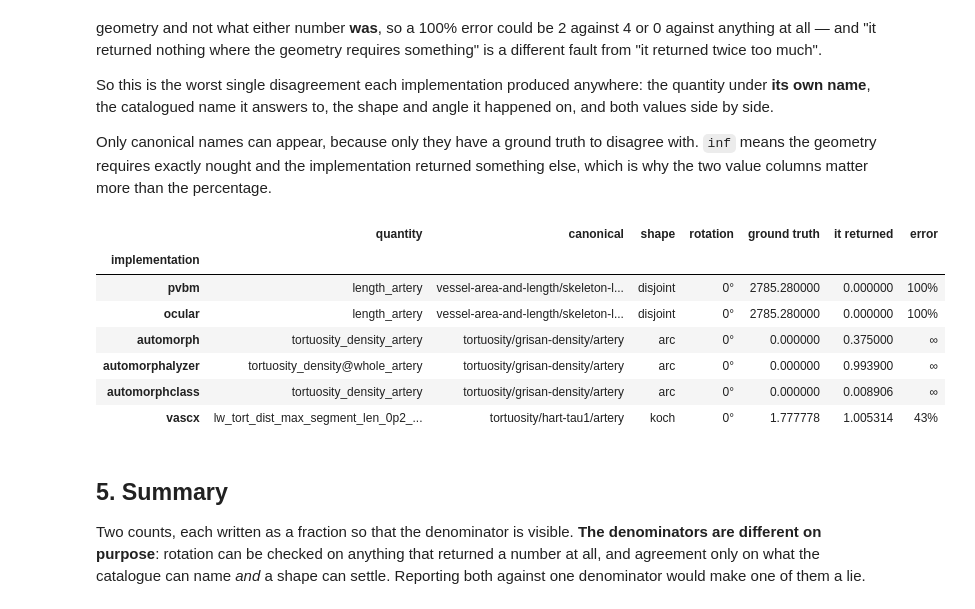
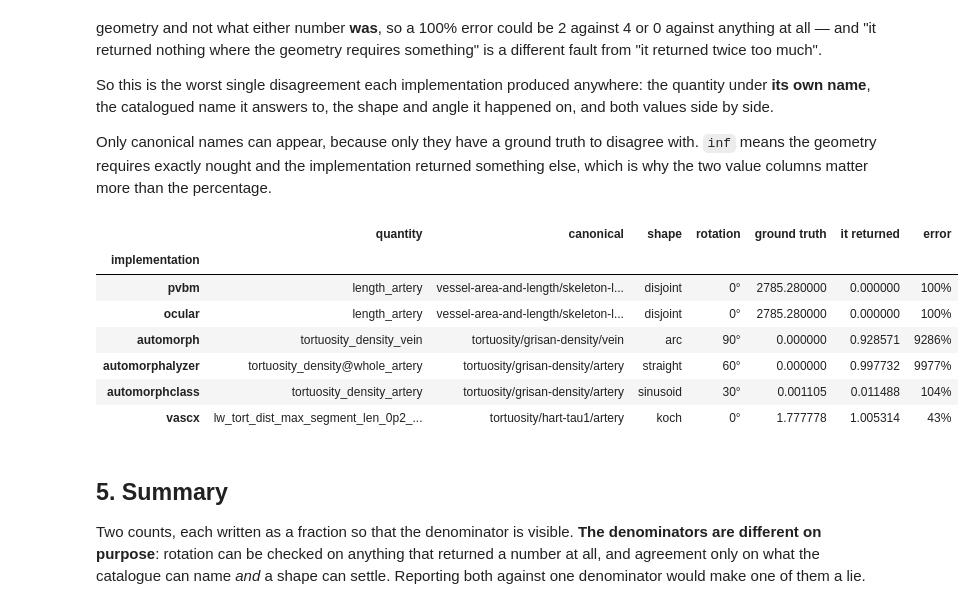
Before and after one commit to staskh/fundus-atlas, a Jupyter notebook: notebooks/biomarker-synthetic.ipynb, the cells around one changed output. Cells and saved outputs as stored; diff of their text form; code cells hidden in the pictures.

```diff
--- a/notebooks/biomarker-synthetic.ipynb
+++ b/notebooks/biomarker-synthetic.ipynb
@@ -141,29 +162,35 @@ print(
 def spread(values: pd.Series) -> float:
     """How far a quantity moved when the same shape was turned, relative to its own size.
 
-    Zero is the interesting edge: several of these quantities are exactly nought on some shapes,
-    and a quantity that stayed at nought is perfectly steady rather than infinitely unsteady.
+    `EPS` twice over: a width under the noise floor is agreement, and the denominator never falls
+    below the floor either — so a quantity hovering around nought cannot report a large percentage
+    for having moved an amount nobody could measure.
     """
     values = values.dropna()
     if len(values) < 2:
         return np.nan
     width = values.max() - values.min()
-    mean = values.mean()
-    if abs(mean) < EPS:
-        return 0.0 if width < EPS else np.inf
-    return width / abs(mean)
+    if width < EPS:
+        return 0.0
+    return width / max(abs(values.mean()), EPS)
 
 
 def error(value: float, truth: float) -> float:
-    """How far one measurement is from what the geometry requires, as a fraction of the truth."""
-    if abs(truth) < EPS:
-        return 0.0 if abs(value) < EPS else np.inf
-    return abs(value - truth) / abs(truth)
+    """How far one measurement is from what the geometry requires, as a fraction of the truth.
+
+    The same two uses of `EPS`. A disagreement smaller than the noise floor is not a disagreement,
+    and a percentage is never taken against a truth smaller than the floor — which is what used to
+    produce an infinity wherever the geometry required exactly nought.
+    """
+    gap = abs(value - truth)
+    if gap < EPS:
+        return 0.0
+    return gap / max(abs(truth), EPS)
 
 
 def as_percent(table: pd.DataFrame) -> pd.DataFrame:
     """A table of fractions, shown as percentages a reader can scan."""
-    return (table * 100).round(1).replace(np.inf, np.inf)
+    return (table * 100).round(1)
 
 
 def over(table: pd.DataFrame, tolerance: float) -> pd.DataFrame:
@@ -500,9 +528,9 @@ def worst_rotation_case(slug: str) -> dict[str, object] | None:
             continue
         width = values["value"].max() - values["value"].min()
         mean = values["value"].mean()
-        if abs(mean) < EPS:
-            continue          # a quantity that stayed at nought is steady, not infinitely unsteady
-        spread = width / abs(mean)
+        if width < EPS:
+            continue          # under the noise floor: not a disagreement worth ranking
+        spread = width / max(abs(mean), EPS)
         if best is None or spread > best["spread"]:
             low = values.loc[values["value"].idxmin()]
             high = values.loc[values["value"].idxmax()]
@@ -672,36 +702,36 @@ why the two value columns matter more than the percentage.
 # %%
 def worst_truth_case(slug: str) -> dict[str, object] | None:
     """The single measurement furthest from what the geometry requires."""
     mine = AGAINST[AGAINST["implementation"] == slug]
     if mine.empty:
         return None
     row = mine.loc[mine["error"].idxmax()]
     return {
         "quantity": row["own"],
         "canonical": row["canonical"],
         "shape": row["shape"],
         "rotation": f"{row['rotation']:.0f}°",
         "ground truth": row["truth"],
         "it returned": row["value"],
-        "error": "∞" if row["error"] == np.inf else f"{100 * row['error']:.0f}%",
+        "error": f"{100 * row['error']:.0f}%",
     }
 
 
 rows = [
     {"implementation": slug, **found}
     for slug in IMPLEMENTATIONS
     if (found := worst_truth_case(slug)) is not None
 ]
 WORST_TRUTH = pd.DataFrame(rows).set_index("implementation")
 WORST_TRUTH[["quantity", "canonical", "shape", "rotation", "ground truth", "it returned", "error"]]
 # %% [output]
 |  | quantity | canonical | shape | rotation | ground truth | it returned | error |
 | implementation |  |  |  |  |  |  |  |
 | pvbm | length_artery | vessel-area-and-length/skeleton-l... | disjoint | 0° | 2785.280000 | 0.000000 | 100% |
 | ocular | length_artery | vessel-area-and-length/skeleton-l... | disjoint | 0° | 2785.280000 | 0.000000 | 100% |
-| automorph | tortuosity_density_artery | tortuosity/grisan-density/artery | arc | 0° | 0.000000 | 0.375000 | ∞ |
-| automorphalyzer | tortuosity_density@whole_artery | tortuosity/grisan-density/artery | arc | 0° | 0.000000 | 0.993900 | ∞ |
-| automorphclass | tortuosity_density_artery | tortuosity/grisan-density/artery | arc | 0° | 0.000000 | 0.008906 | ∞ |
+| automorph | tortuosity_density_vein | tortuosity/grisan-density/vein | arc | 90° | 0.000000 | 0.928571 | 9286% |
+| automorphalyzer | tortuosity_density@whole_artery | tortuosity/grisan-density/artery | straight | 60° | 0.000000 | 0.997732 | 9977% |
+| automorphclass | tortuosity_density_artery | tortuosity/grisan-density/artery | sinusoid | 30° | 0.001105 | 0.011488 | 104% |
 | vascx | lw_tort_dist_max_segment_len_0p2_... | tortuosity/hart-tau1/artery | koch | 0° | 1.777778 | 1.005314 | 43% |
 # %% [markdown]
 ## 5. Summary
```
Also changed, not shown: parts of 7 cells of this notebook, 1 other file.
